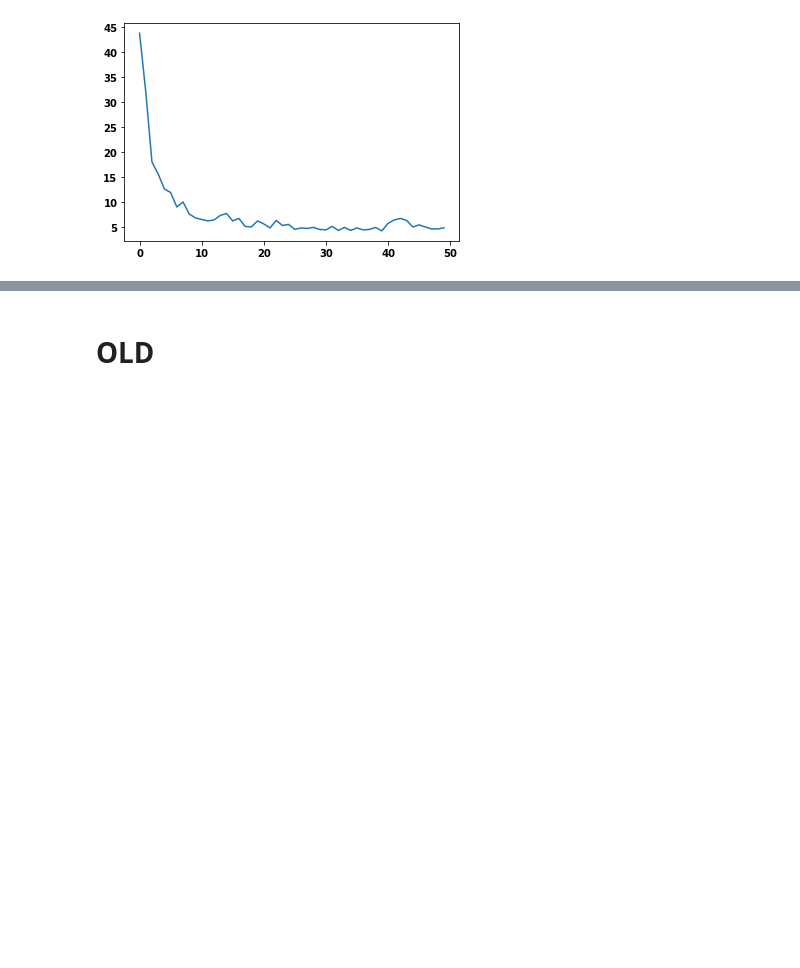
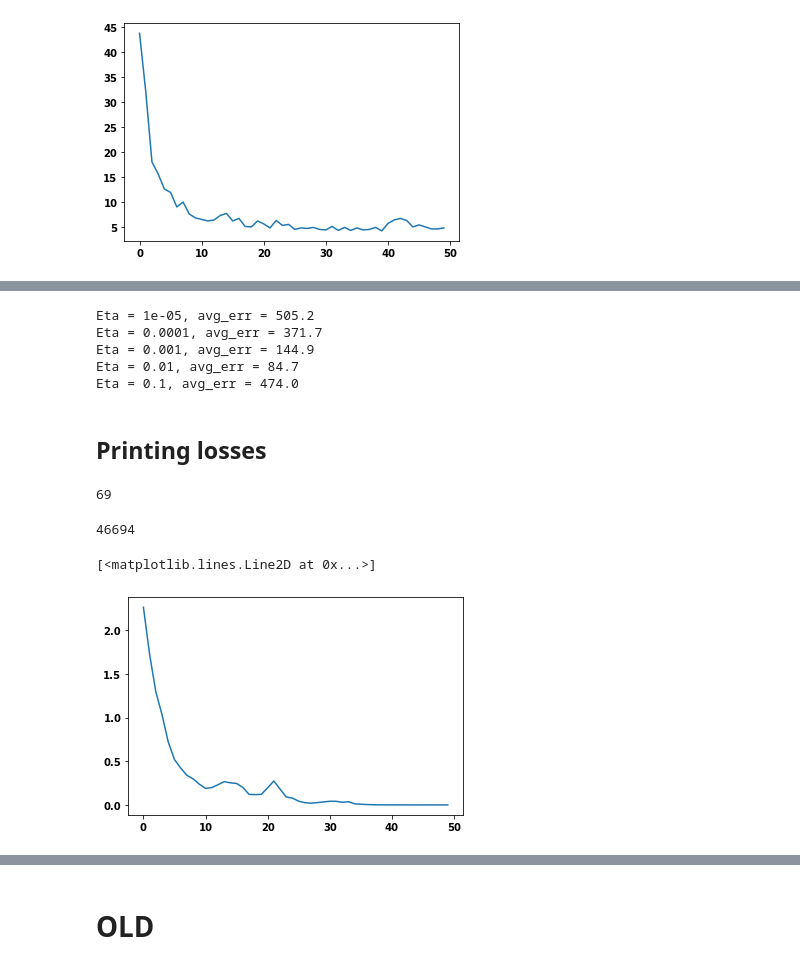
Before and after one commit to giorgiosav/dl-proj1, a Jupyter notebook: proj1_Manu.ipynb, the cells around one changed output, grey strips where cells are left out. Cells and saved outputs as stored; diff of their text form; code cells hidden in the pictures; blank space fills up the shorter version.

```diff
--- a/proj1_Manu.ipynb
+++ b/proj1_Manu.ipynb
@@ -734,0 +1019,8 @@ plt.plot(epochs_range, acc['test'])
+# %%
+del model
+model = NonSiameseNet().to(device)
+criterion = nn.CrossEntropyLoss().to(device)
+mini_batch_size = 100
+epochs = 25
+eta = 0.01
+train_siamese(model, train_input, train_target, train_classes, mini_batch_size, criterion, epochs, eta, "Adam")
@@ -734,0 +1037,51 @@ plt.plot(epochs_range, acc['test'])
+# %%
+mini_batch_size = 100
+epochs = 25
+etas = [1e-5, 1e-4, 1e-3, 1e-2, 1e-1]
+N = 10
+for eta in etas:
+    tot_eta = 0
+    for i in range(0, N):
+        del model
+        model = NonSiameseNet().to(device)
+        criterion = nn.CrossEntropyLoss().to(device)
+        train_siamese(model, train_input, train_target, train_classes, mini_batch_size, criterion, epochs, eta, "Adam")
+        err = compute_nb_errors_siamese(model, test_input, test_target, mini_batch_size)
+        tot_eta+=err
+    print("Eta = {}, avg_err = {}".format(eta, tot_eta/N))
+# %% [output]
+Eta = 1e-05, avg_err = 505.2
+Eta = 0.0001, avg_err = 371.7
+Eta = 0.001, avg_err = 144.9
+Eta = 0.01, avg_err = 84.7
+Eta = 0.1, avg_err = 474.0
+# %% [markdown]
+## Printing losses
+# %%
+del model
+model = NonSiameseNet().to(device)
+criterion = nn.CrossEntropyLoss().to(device)
+mini_batch_size = 100
+epochs = 50
+eta = 0.01
+loss0, loss1, loss_class, loss_tot, acc = train_siamese_losses(model, train_input, train_target, train_classes, test_input, test_classes, test_target,
+                                                               mini_batch_size, criterion, epochs, eta, optim="Adam")
+# %%
+compute_nb_errors_siamese(model, test_input, test_target, mini_batch_size)
+# %% [output]
+69
+# %%
+# Number of params
+params = sum([np.prod(p.size()) for p in model.parameters()])
+params
+# %% [output]
+46694
+# %%
+import matplotlib.pyplot as plt
+import numpy as np
+
+epochs_range = np.arange(0, epochs)
+plt.plot(epochs_range, loss0['train'])
+# %% [output]
+[<matplotlib.lines.Line2D at 0x...>]
+[figure, added]
```
Also changed, not shown: parts of 99 cells of this notebook, 6 other files.
